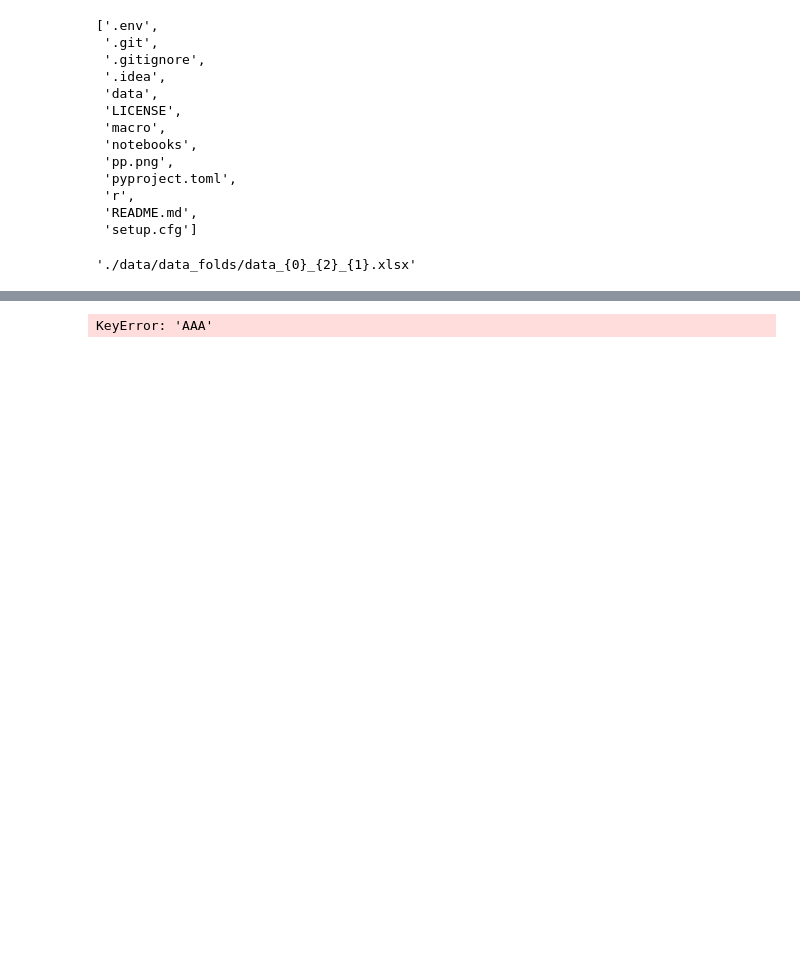
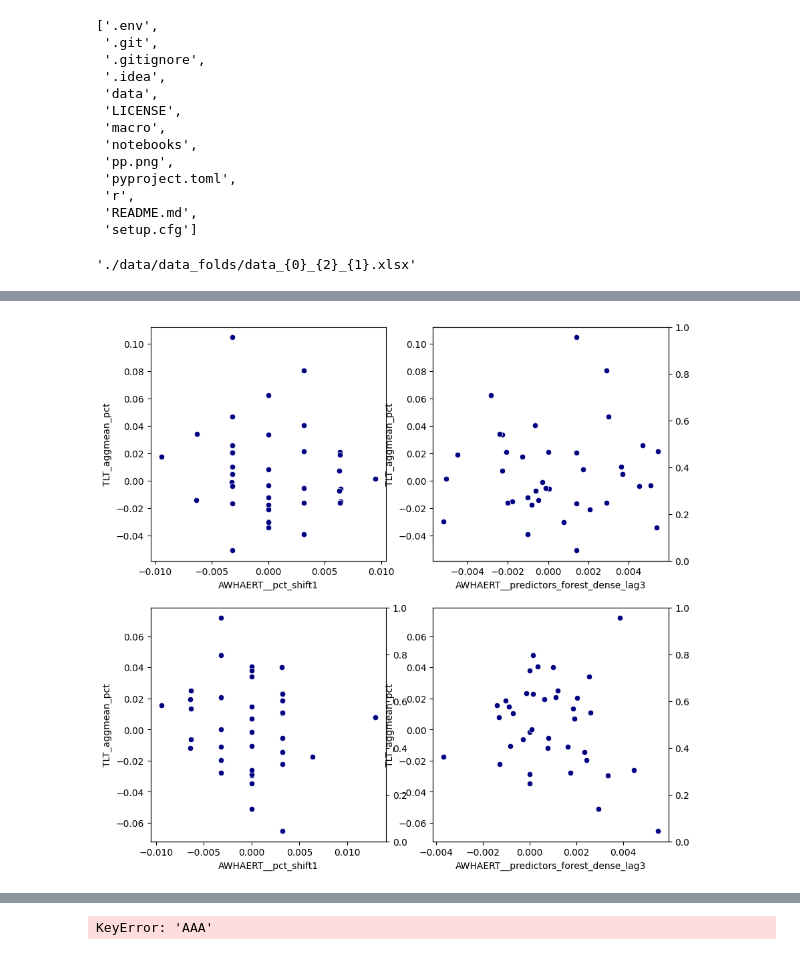
Before and after one commit to edazizovv/macro, a Jupyter notebook: notebooks/fold_shadow.ipynb, the cells around one changed output, grey strips where cells are left out. Saved outputs shown, nothing was run; the diff lists cells and outputs as text; code cells hidden in the pictures; blank space fills up the shorter version.

```diff
--- a/notebooks/fold_shadow.ipynb
+++ b/notebooks/fold_shadow.ipynb
@@ -163 +205,50 @@ print()
+# %%
+"""
+dg = base_driver
+# driver_baseline = '{0}'.format(dg)
+driver_baseline = '{0}__pct_shift1'.format(dg)
+# driver_candidate = '{0}__median3x12_div_pct'.format(dg)
+driver_candidate = '{0}__std1x6_div_pct'.format(dg)
+# driver_candidate = '{0}__pct_shift1'.format(dg)
+# driver_candidate = '{0}__mean1x3_div_pct'.format(dg)
+"""
+fig, ax = pyplot.subplots(2, 2, figsize=(10, 10))
+
+seaborn.scatterplot(
+    x=data_train[driver_baseline].iloc[:-1],
+    y=data_train[target].iloc[1:],
+    color='navy',
+    ax=ax[0, 0]
+)
+# ax[0, 0].set_xticklabels(ax[0, 0].get_xticklabels(), rotation=30)
+
+ax_twin_0 = ax[0, 1].twinx()
+seaborn.scatterplot(
+    x=data_train[driver_candidate].iloc[:-1],
+    y=data_train[target].iloc[1:],
+    color='navy',
+    ax=ax[0, 1]
+)
+# ax[0, 1].set_xticklabels(ax[0, 1].get_xticklabels(), rotation=30)
+
+ax_twin_1 = ax[1, 0].twinx()
+seaborn.scatterplot(
+    x=data_test[driver_baseline].iloc[:-1],
+    y=data_test[target].iloc[1:],
+    color='navy',
+    ax=ax[1, 0]
+)
+# ax[1, 0].set_xticklabels(ax[1, 0].get_xticklabels(), rotation=30)
+
+ax_twin_1 = ax[1, 1].twinx()
+seaborn.scatterplot(
+    x=data_test[driver_candidate].iloc[:-1],
+    y=data_test[target].iloc[1:],
+    color='navy',
+    ax=ax[1, 1]
+)
+# ax[1, 1].set_xticklabels(ax[1, 1].get_xticklabels(), rotation=30)
+print()
+# %% [output]
+[figure, added]
 # %%
```
Also changed, not shown: parts of 9 cells of this notebook, 3 other files.
